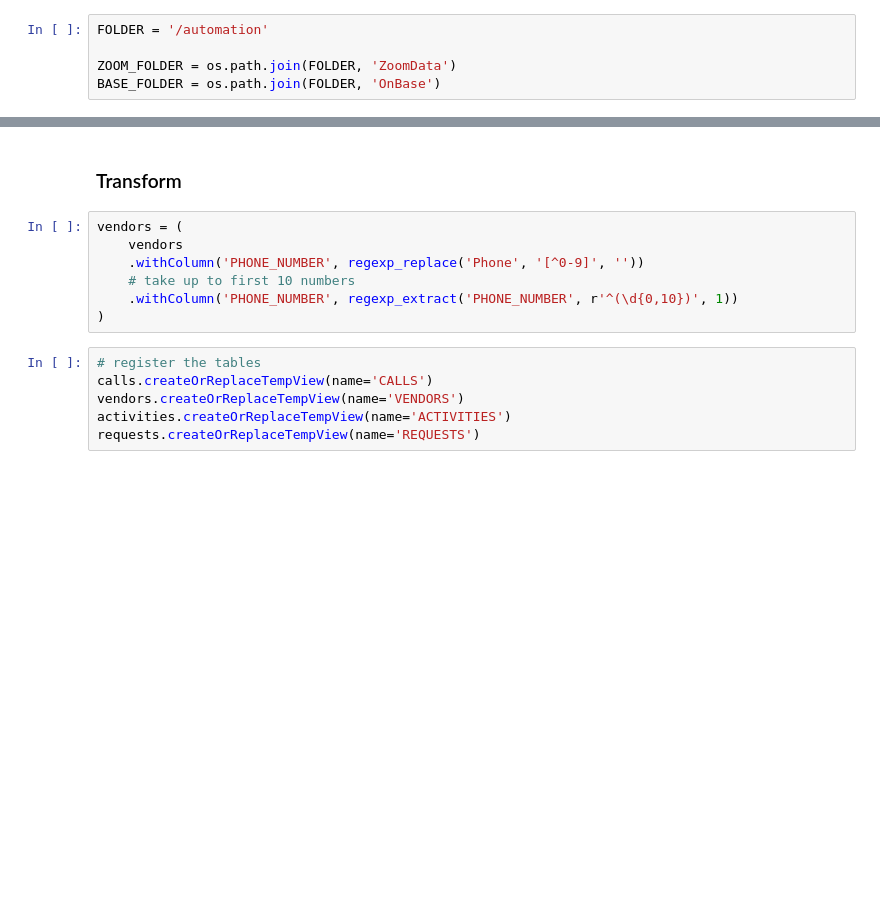
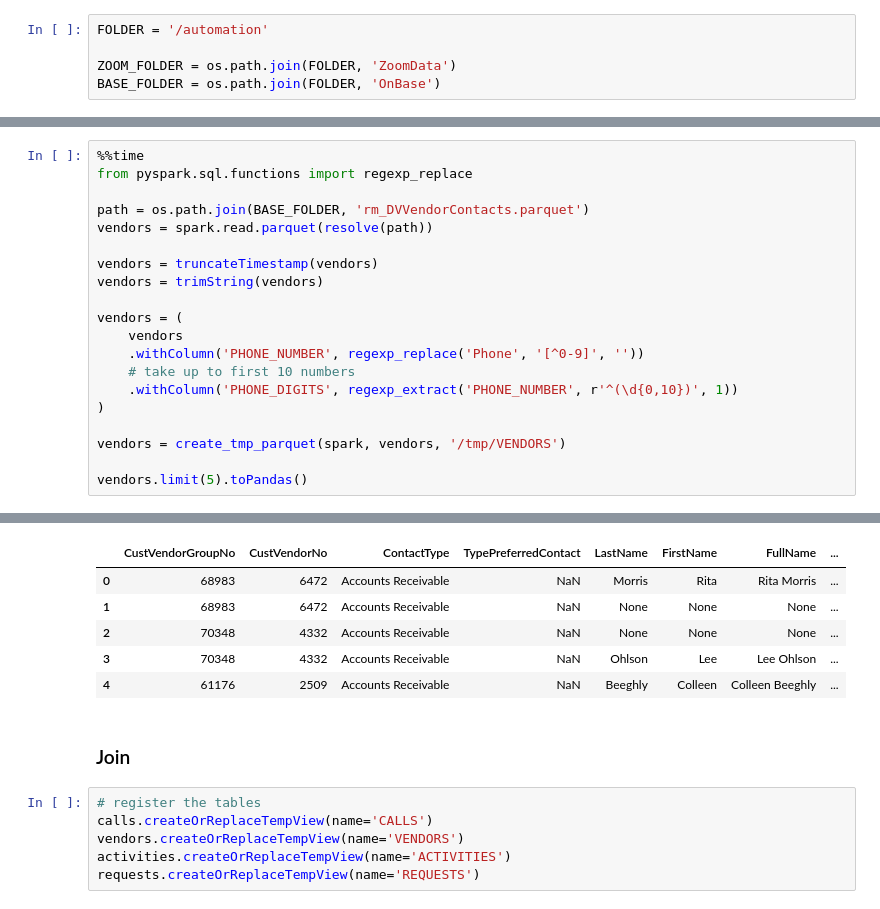
Before and after one commit to cpassorelli/call-reports, a Jupyter notebook: ipython/report-statement-code.ipynb, the cells around one changed output, grey strips where cells are left out. Drawn from its saved outputs; the diff is of its cells as text; blank space fills up the shorter version.

```diff
--- a/ipython/report-statement-code.ipynb
+++ b/ipython/report-statement-code.ipynb
@@ -197,0 +223,21 @@ only showing top 20 rows
+# %%
+%%time
+from pyspark.sql.functions import regexp_replace
+
+path = os.path.join(BASE_FOLDER, 'rm_DVVendorContacts.parquet')
+vendors = spark.read.parquet(resolve(path))
+
+vendors = truncateTimestamp(vendors)
+vendors = trimString(vendors)
+
+vendors = (
+    vendors
+    .withColumn('PHONE_NUMBER', regexp_replace('Phone', '[^0-9]', ''))
+    # take up to first 10 numbers
+    .withColumn('PHONE_DIGITS', regexp_extract('PHONE_NUMBER', r'^(\d{0,10})', 1))
+)
+
+vendors = create_tmp_parquet(spark, vendors, '/tmp/VENDORS')
+
+vendors.limit(5).toPandas()
+# %% [output]
@@ -198,12 +246,11 @@ only showing top 20 rows
+|  | CustVendorGroupNo | CustVendorNo | ContactType | TypePreferredContact | LastName | FirstName | FullName | ... |
+| 0 | 68983 | 6472 | Accounts Receivable | NaN | Morris | Rita | Rita Morris | ... |
+| 1 | 68983 | 6472 | Accounts Receivable | NaN | None | None | None | ... |
+| 2 | 70348 | 4332 | Accounts Receivable | NaN | None | None | None | ... |
+| 3 | 70348 | 4332 | Accounts Receivable | NaN | Ohlson | Lee | Lee Ohlson | ... |
+| 4 | 61176 | 2509 | Accounts Receivable | NaN | Beeghly | Colleen | Colleen Beeghly | ... |
 # %% [markdown]
-### Transform
+### Join
-# %%
-vendors = (
-    vendors
-    .withColumn('PHONE_NUMBER', regexp_replace('Phone', '[^0-9]', ''))
-    # take up to first 10 numbers
-    .withColumn('PHONE_NUMBER', regexp_extract('PHONE_NUMBER', r'^(\d{0,10})', 1))
-)
 # %%
 # register the tables
 calls.createOrReplaceTempView(name='CALLS')
```
Also changed, not shown: parts of 20 cells of this notebook.
